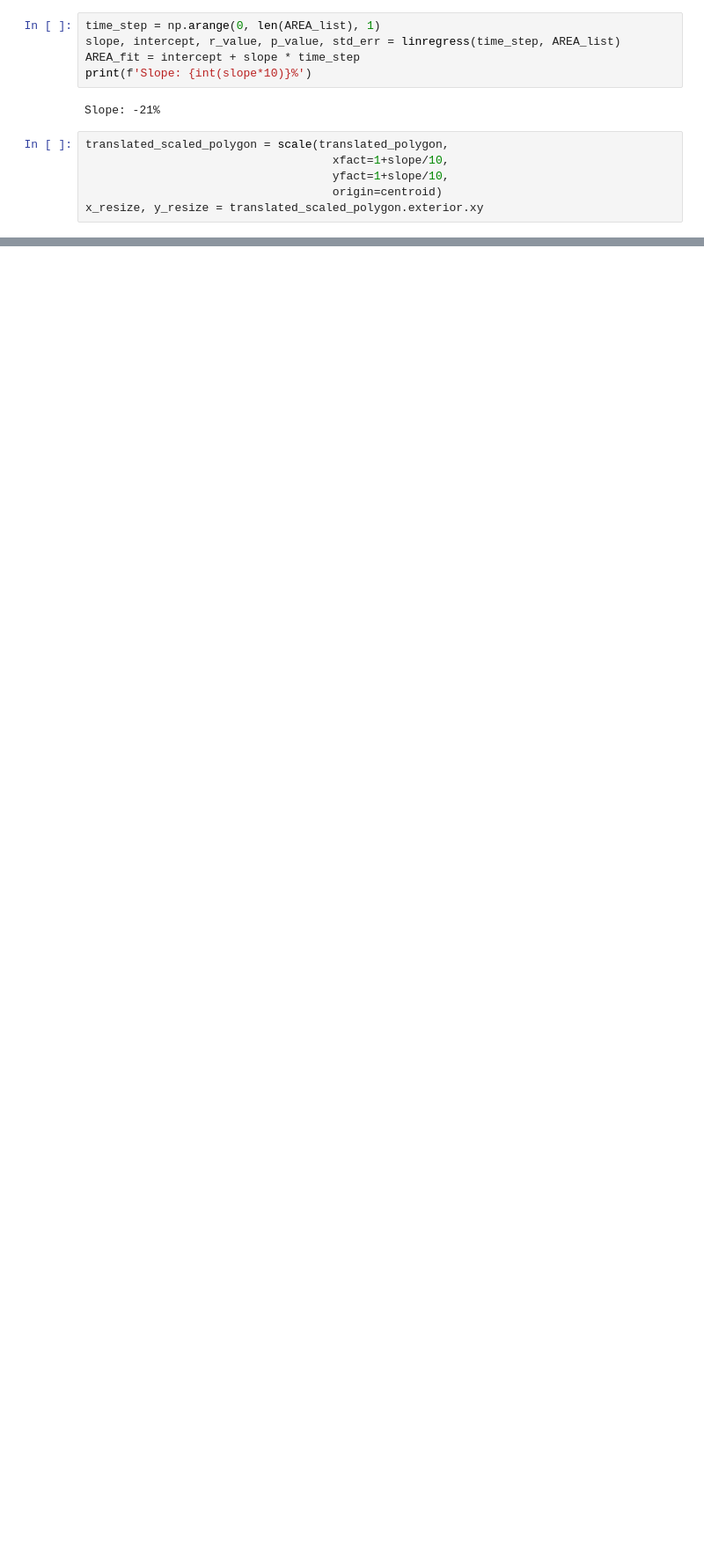
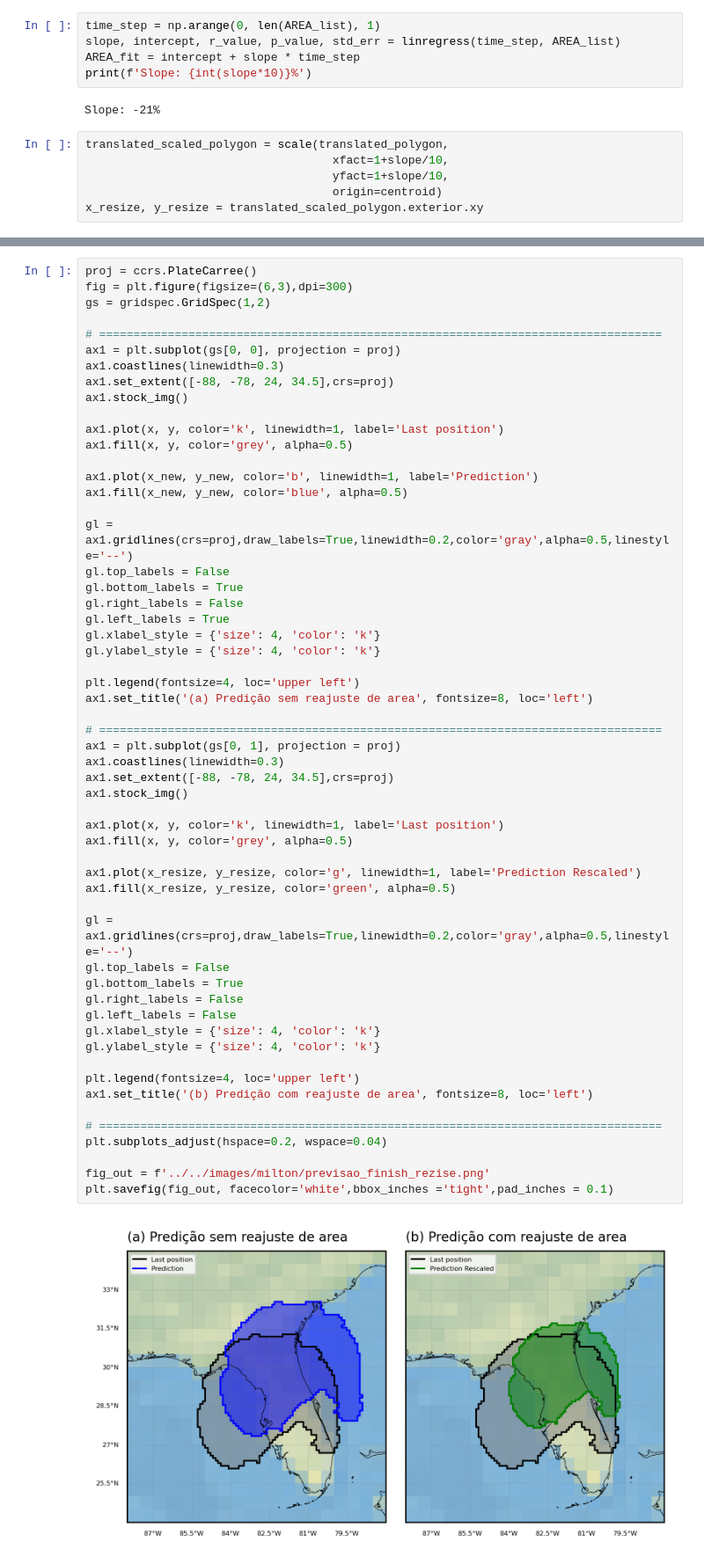
Before and after one commit to SInApSE-INPE/RainGauges, a Jupyter notebook: jupyter/analysis/MILTON_prevision.ipynb, the cells around one changed output, grey strips where cells are left out. Shown at 88% size. Saved outputs shown, nothing was run; the diff lists cells and outputs as text; blank space fills up the shorter version.

```diff
--- a/jupyter/analysis/MILTON_prevision.ipynb
+++ b/jupyter/analysis/MILTON_prevision.ipynb
@@ -958,0 +986,58 @@ plt.savefig(fig_out, facecolor='white',bbox_inches ='tight',pad_inches = 0.1)
+# %%
+proj = ccrs.PlateCarree()
+fig = plt.figure(figsize=(6,3),dpi=300)
+gs = gridspec.GridSpec(1,2)
+
+# ==================================================================================
+ax1 = plt.subplot(gs[0, 0], projection = proj)
+ax1.coastlines(linewidth=0.3)
+ax1.set_extent([-88, -78, 24, 34.5],crs=proj)
+ax1.stock_img()
+
+ax1.plot(x, y, color='k', linewidth=1, label='Last position')
+ax1.fill(x, y, color='grey', alpha=0.5)
+
+ax1.plot(x_new, y_new, color='b', linewidth=1, label='Prediction')
+ax1.fill(x_new, y_new, color='blue', alpha=0.5)
+
+gl = ax1.gridlines(crs=proj,draw_labels=True,linewidth=0.2,color='gray',alpha=0.5,linestyle='--')
+gl.top_labels = False
+gl.bottom_labels = True
+gl.right_labels = False
+gl.left_labels = True
+gl.xlabel_style = {'size': 4, 'color': 'k'}
+gl.ylabel_style = {'size': 4, 'color': 'k'}
+
+plt.legend(fontsize=4, loc='upper left')
+ax1.set_title('(a) Predição sem reajuste de area', fontsize=8, loc='left')
+
+# ==================================================================================
+ax1 = plt.subplot(gs[0, 1], projection = proj)
+ax1.coastlines(linewidth=0.3)
+ax1.set_extent([-88, -78, 24, 34.5],crs=proj)
+ax1.stock_img()
+
+ax1.plot(x, y, color='k', linewidth=1, label='Last position')
+ax1.fill(x, y, color='grey', alpha=0.5)
+
+ax1.plot(x_resize, y_resize, color='g', linewidth=1, label='Prediction Rescaled')
+ax1.fill(x_resize, y_resize, color='green', alpha=0.5)
+
+gl = ax1.gridlines(crs=proj,draw_labels=True,linewidth=0.2,color='gray',alpha=0.5,linestyle='--')
+gl.top_labels = False
+gl.bottom_labels = True
+gl.right_labels = False
+gl.left_labels = False
+gl.xlabel_style = {'size': 4, 'color': 'k'}
+gl.ylabel_style = {'size': 4, 'color': 'k'}
+
+plt.legend(fontsize=4, loc='upper left')
+ax1.set_title('(b) Predição com reajuste de area', fontsize=8, loc='left')
+
+# ==================================================================================
+plt.subplots_adjust(hspace=0.2, wspace=0.04)
+
+fig_out = f'../../images/milton/previsao_finish_rezise.png'
+plt.savefig(fig_out, facecolor='white',bbox_inches ='tight',pad_inches = 0.1)
+# %% [output]
+[figure, added]
```
Also changed, not shown: parts of 5 cells of this notebook, 21 other files.
